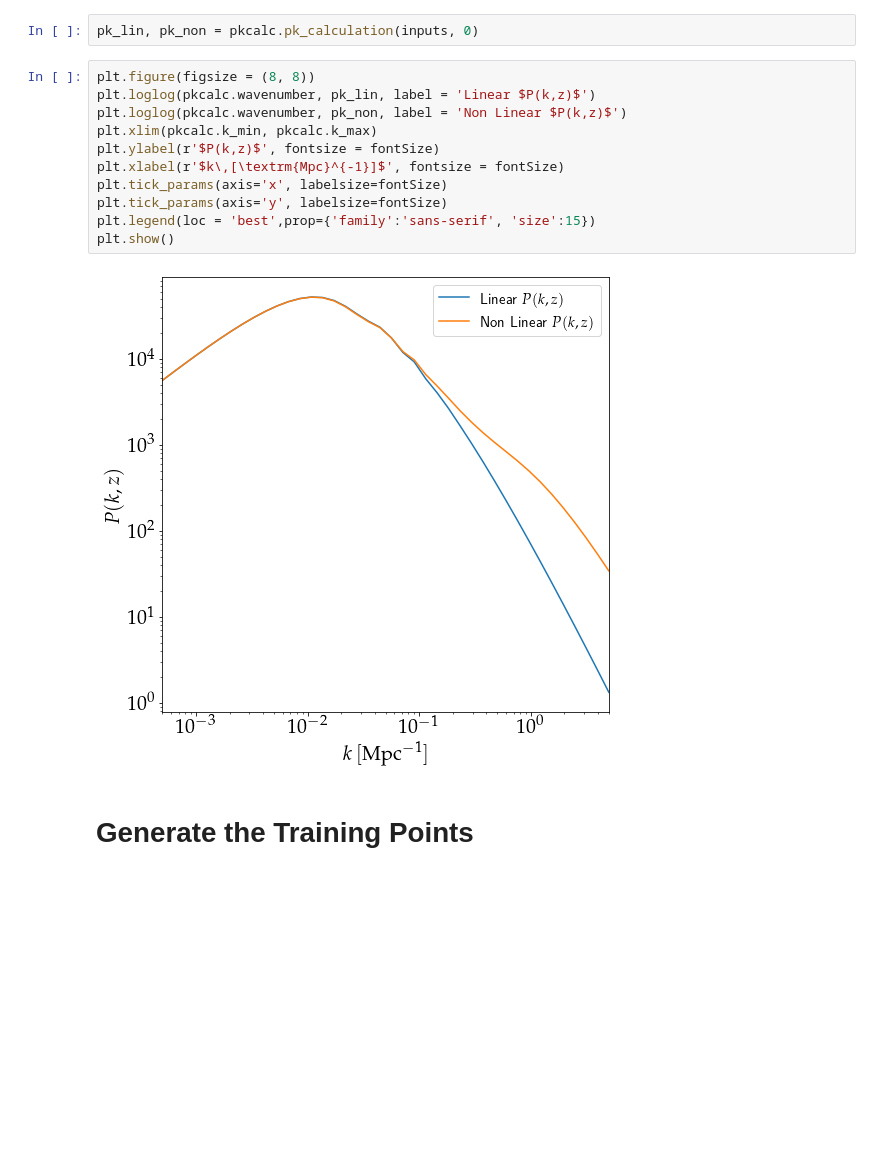
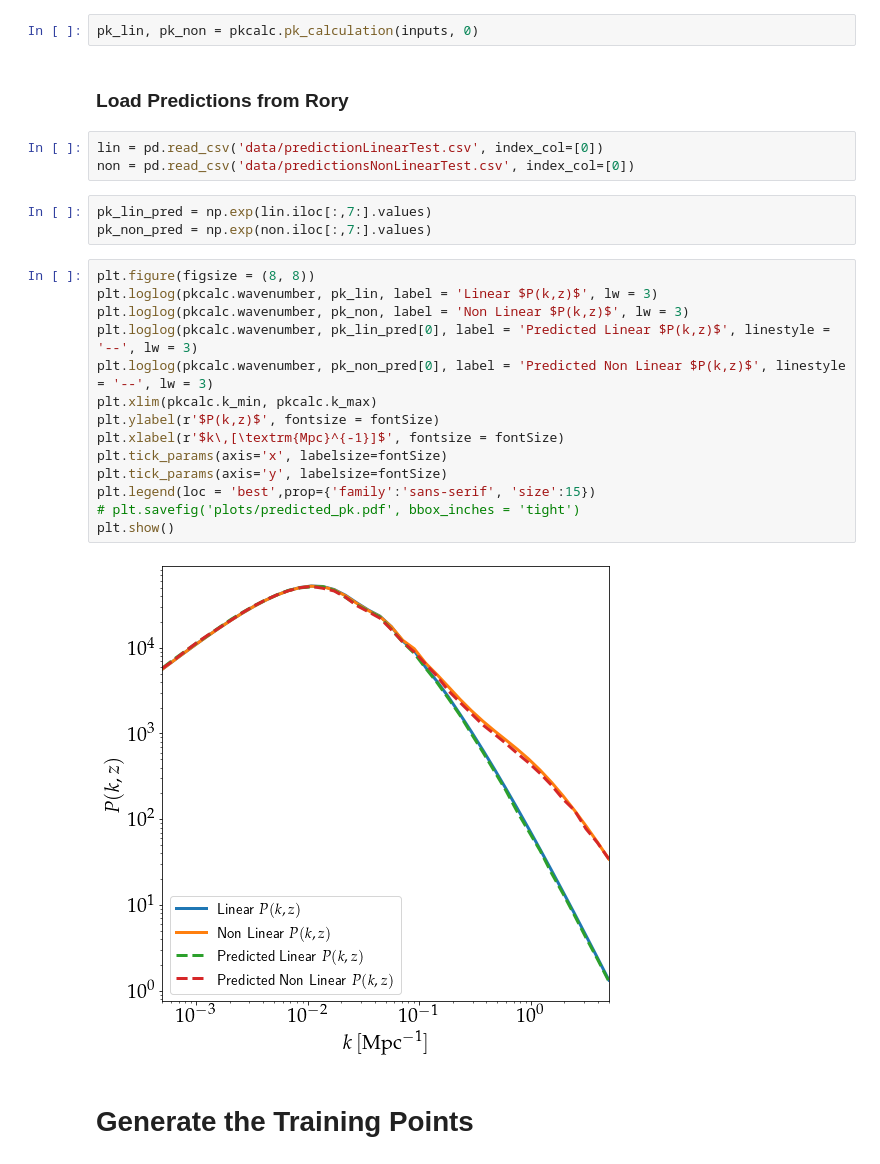
Before and after one commit to Harry45/SUPER, a Jupyter notebook: demo.ipynb, the cells around one changed output. Saved outputs shown, nothing was run; the diff lists cells and outputs as text; blank space fills up the shorter version.

Commit message:
predictions

```diff
--- a/demo.ipynb
+++ b/demo.ipynb
@@ -19,19 +21,30 @@ inputs = {'omega_cdm': 0.12,
          'c_min': 2.15}
 # %%
 pk_lin, pk_non = pkcalc.pk_calculation(inputs, 0)
+# %% [markdown]
+### Load Predictions from Rory
+# %%
+lin = pd.read_csv('data/predictionLinearTest.csv', index_col=[0])
+non = pd.read_csv('data/predictionsNonLinearTest.csv', index_col=[0])
+# %%
+pk_lin_pred = np.exp(lin.iloc[:,7:].values)
+pk_non_pred = np.exp(non.iloc[:,7:].values)
 # %%
 plt.figure(figsize = (8, 8))
-plt.loglog(pkcalc.wavenumber, pk_lin, label = 'Linear $P(k,z)$')
-plt.loglog(pkcalc.wavenumber, pk_non, label = 'Non Linear $P(k,z)$')
+plt.loglog(pkcalc.wavenumber, pk_lin, label = 'Linear $P(k,z)$', lw = 3)
+plt.loglog(pkcalc.wavenumber, pk_non, label = 'Non Linear $P(k,z)$', lw = 3)
+plt.loglog(pkcalc.wavenumber, pk_lin_pred[0], label = 'Predicted Linear $P(k,z)$', linestyle = '--', lw = 3)
+plt.loglog(pkcalc.wavenumber, pk_non_pred[0], label = 'Predicted Non Linear $P(k,z)$', linestyle = '--', lw = 3)
 plt.xlim(pkcalc.k_min, pkcalc.k_max)
 plt.ylabel(r'$P(k,z)$', fontsize = fontSize)
 plt.xlabel(r'$k\,[\textrm{Mpc}^{-1}]$', fontsize = fontSize)
 plt.tick_params(axis='x', labelsize=fontSize)
 plt.tick_params(axis='y', labelsize=fontSize)
 plt.legend(loc = 'best',prop={'family':'sans-serif', 'size':15})
+# plt.savefig('plots/predicted_pk.pdf', bbox_inches = 'tight')
 plt.show()
 # %% [output]
-[figure, old version]
+[figure, new version]
 # %% [markdown]
 # Generate the Training Points
 # %%
```
Also changed, not shown: parts of 8 cells of this notebook, 5 other files.
